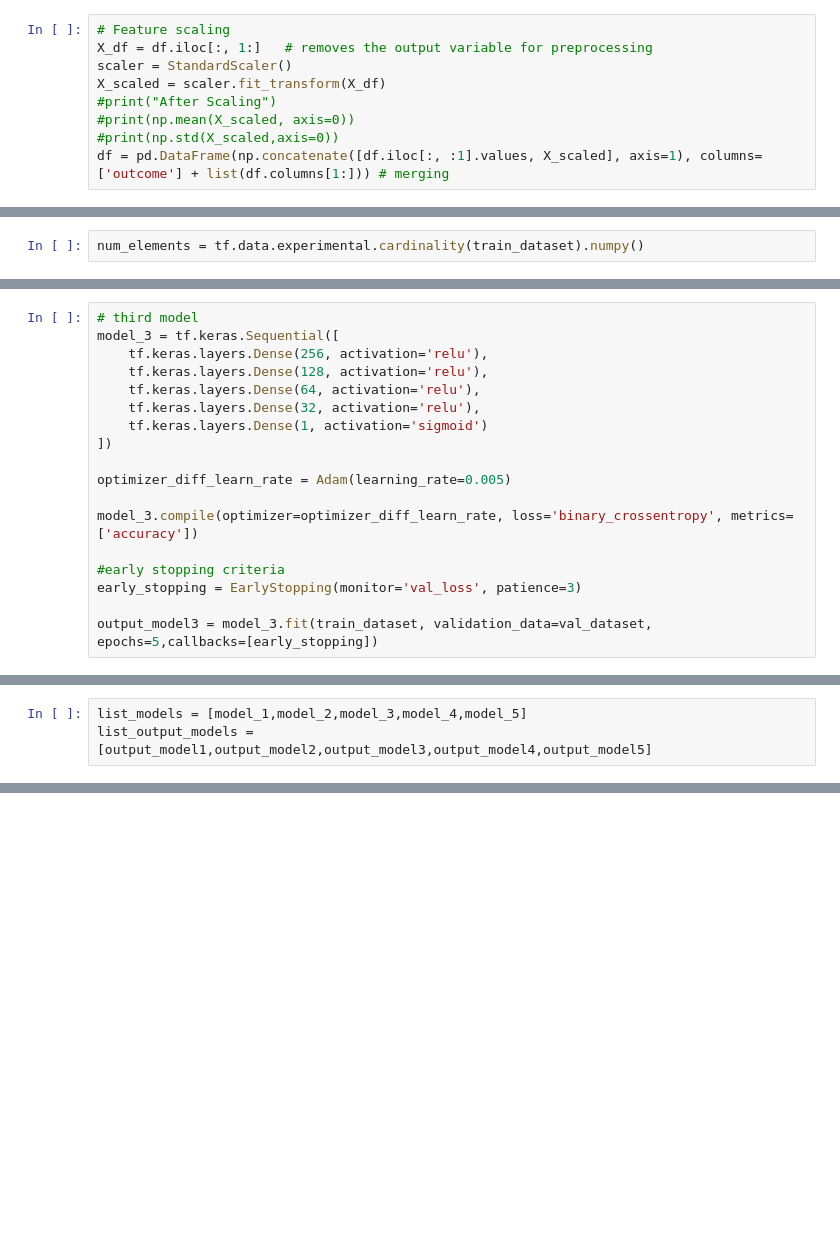
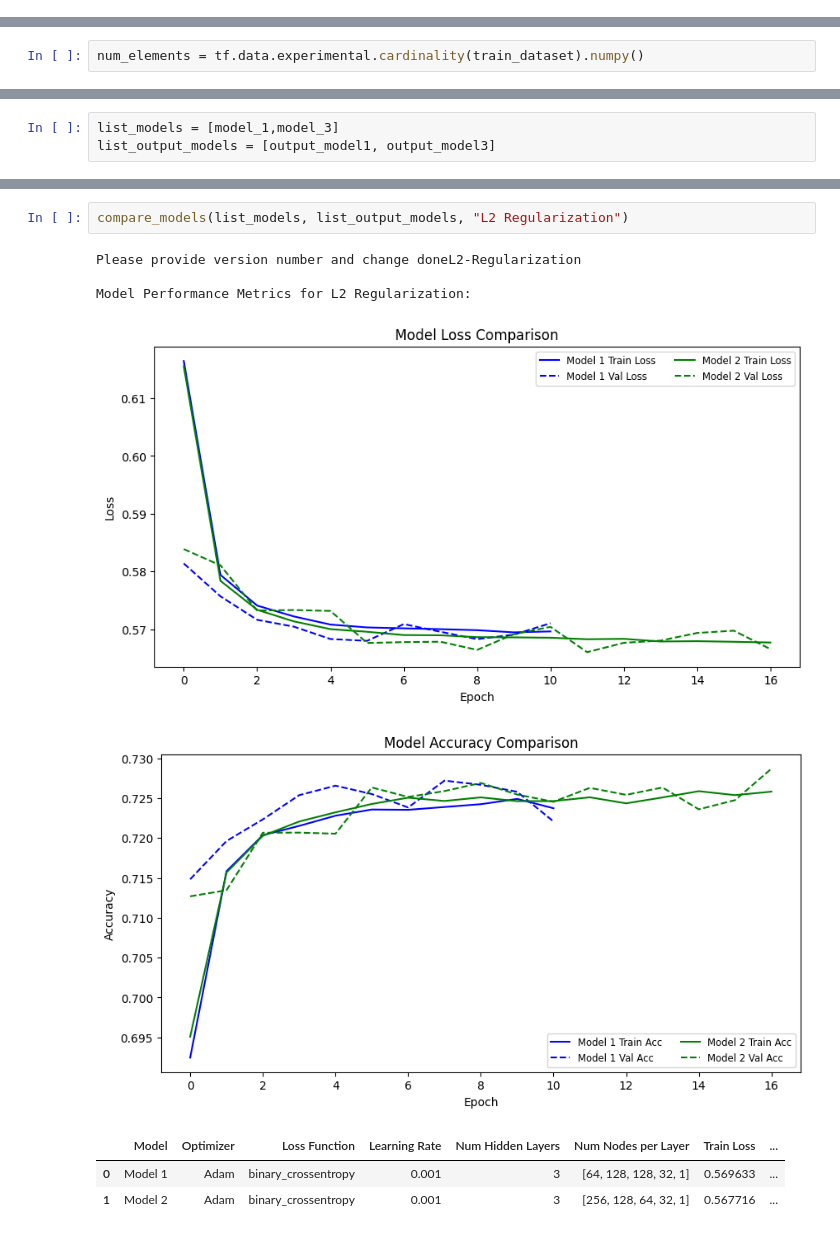
Before and after one commit to Neural-Team/HiggsBoson-ML, a Jupyter notebook: NeuralNetworks.ipynb, the cells around one changed output, grey strips where cells are left out. Drawn from its saved outputs; the diff is of its cells as text; blank space fills up the shorter version.

```diff
--- a/NeuralNetworks.ipynb
+++ b/NeuralNetworks.ipynb
@@ -104,9 +96,0 @@ df = df.dropna()
-# %%
-# Feature scaling
-X_df = df.iloc[:, 1:]   # removes the output variable for preprocessing
-scaler = StandardScaler()
-X_scaled = scaler.fit_transform(X_df)
-#print("After Scaling")
-#print(np.mean(X_scaled, axis=0))
-#print(np.std(X_scaled,axis=0))
-df = pd.DataFrame(np.concatenate([df.iloc[:, :1].values, X_scaled], axis=1), columns=['outcome'] + list(df.columns[1:])) # merging
@@ -219,18 +369,0 @@ Epoch 5/5
-# %%
-# third model
-model_3 = tf.keras.Sequential([
-    tf.keras.layers.Dense(256, activation='relu'),
-    tf.keras.layers.Dense(128, activation='relu'),
-    tf.keras.layers.Dense(64, activation='relu'),
-    tf.keras.layers.Dense(32, activation='relu'),
-    tf.keras.layers.Dense(1, activation='sigmoid')
-])
-
-optimizer_diff_learn_rate = Adam(learning_rate=0.005)
-
-model_3.compile(optimizer=optimizer_diff_learn_rate, loss='binary_crossentropy', metrics=['accuracy'])
-
-#early stopping criteria
-early_stopping = EarlyStopping(monitor='val_loss', patience=3)
-
-output_model3 = model_3.fit(train_dataset, validation_data=val_dataset, epochs=5,callbacks=[early_stopping])
@@ -302,3 +370,3 @@ Epoch 4/5
 # %%
-list_models = [model_1,model_2,model_3,model_4,model_5]
-list_output_models = [output_model1,output_model2,output_model3,output_model4,output_model5]
+list_models = [model_1,model_3]
+list_output_models = [output_model1, output_model3]
@@ -358,3 +465,14 @@ Model Performance Metrics for changes in the number of nodes in each hidden laye
+# %%
+compare_models(list_models, list_output_models, "L2 Regularization")
+# %% [output]
+Please provide version number and change doneL2-Regularization
+
+Model Performance Metrics for L2 Regularization:
+[figure, added]
+[figure, added]
+|  | Model | Optimizer | Loss Function | Learning Rate | Num Hidden Layers | Num Nodes per Layer | Train Loss | ... |
+| 0 | Model 1 | Adam | binary_crossentropy | 0.001 | 3 | [64, 128, 128, 32, 1] | 0.569633 | ... |
+| 1 | Model 2 | Adam | binary_crossentropy | 0.001 | 3 | [256, 128, 64, 32, 1] | 0.567716 | ... |
 # %%
 # testing for accuracy
 loss, accuracy = model_1.evaluate(test_dataset)
```
Also changed, not shown: parts of 31 cells of this notebook.
